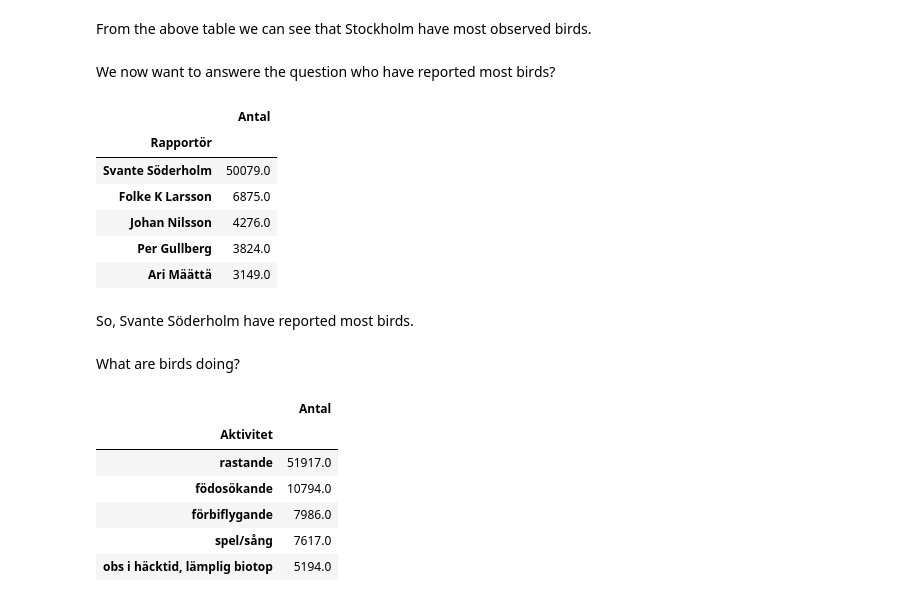
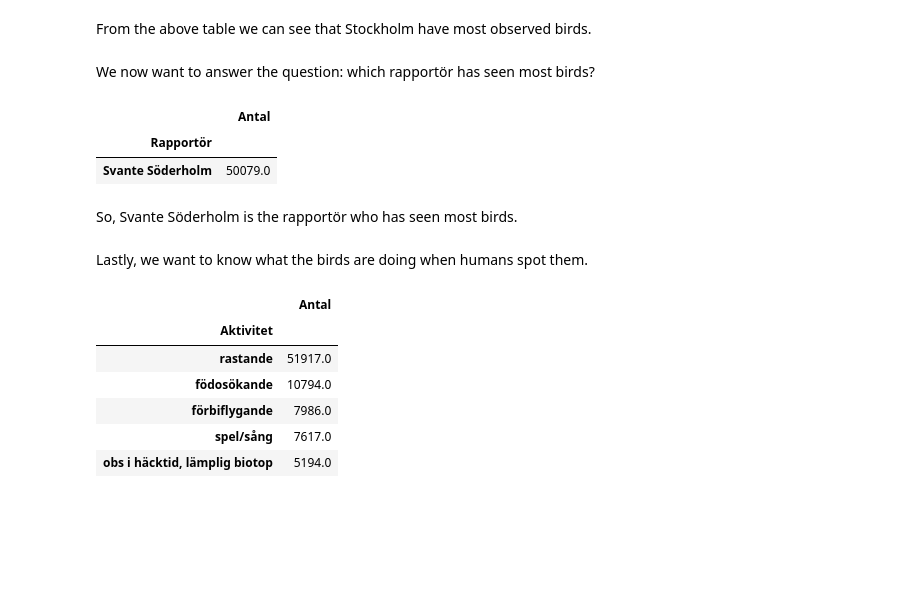
Before and after one commit to majaelm/su-mt4007, a Jupyter notebook: HW3/HW3.ipynb, the cells around one changed output. Saved outputs shown, nothing was run; the diff lists cells and outputs as text; code cells hidden in the pictures; blank space fills up the shorter version.

```diff
--- a/HW3/HW3.ipynb
+++ b/HW3/HW3.ipynb
@@ -90,7 +61,4 @@ We know that in the column Antal there is some notes "Noterad" and "Ej återfunn
 # %%
-cleaned_art_df = art_df.copy()
-cleaned_art_df['Antal'] = cleaned_art_df['Antal'].replace(['noterad', 'Ej återfunnen'], np.nan)\
+art_df['Antal'] = cleaned_art_df['Antal'].replace(['noterad', 'Ej återfunnen'], np.nan)\
                             .astype(float)
-cleaned_art_df = cleaned_art_df.dropna(subset = ['Antal'])
-
-cleaned_art_df
+cleaned_art_df = art_df.dropna(subset = ['Antal'])
@@ -208,24 +171,20 @@ grouped_art_df
 # %% [markdown]
 From the above table we can see that Stockholm have most observed birds.
 # %% [markdown]
-We now want to answere the question who have reported most birds?
+We now want to answer the question: which rapportör has seen most birds?
 # %%
-top5_resports = cleaned_art_df[['Rapportör', 'Antal']]\
+top1_resports = cleaned_art_df[['Rapportör', 'Antal']]\
             .groupby('Rapportör')\
             .sum()\
             .sort_values('Antal', ascending = False)\
-            .head()
-top5_resports
+            .head(1)
+top1_resports
 # %% [output]
 |  | Antal |
 | Rapportör |  |
 | Svante Söderholm | 50079.0 |
-| Folke K Larsson | 6875.0 |
-| Johan Nilsson | 4276.0 |
-| Per Gullberg | 3824.0 |
-| Ari Määttä | 3149.0 |
 # %% [markdown]
-So, Svante Söderholm have reported most birds.
+So, Svante Söderholm is the rapportör who has seen most birds.
 # %% [markdown]
-What are birds doing?
+Lastly, we want to know what the birds are doing when humans spot them.
 # %%
```
Also changed, not shown: parts of 37 cells of this notebook.
